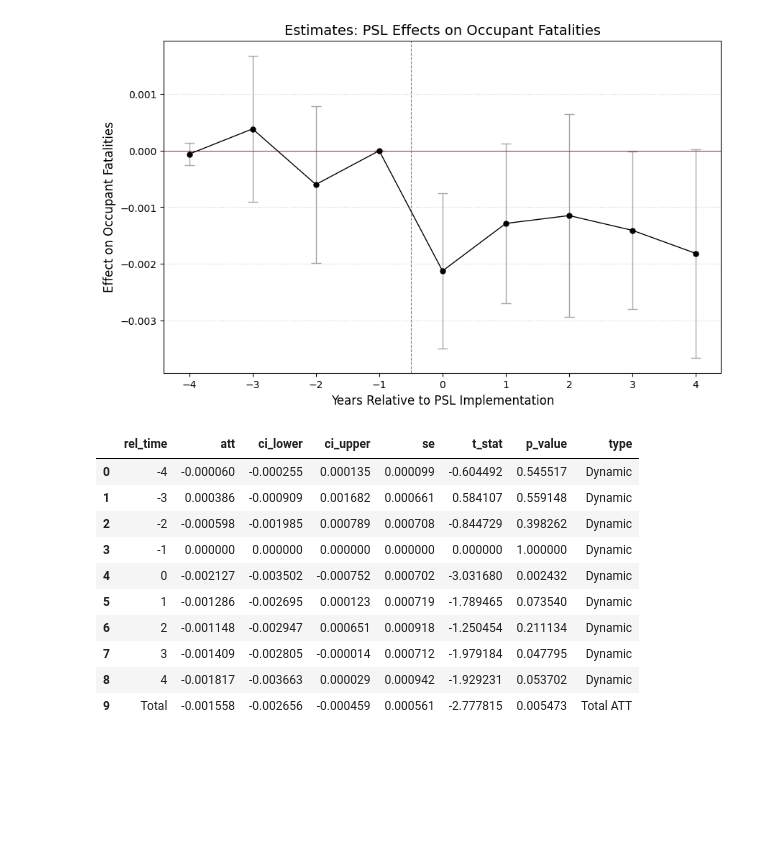
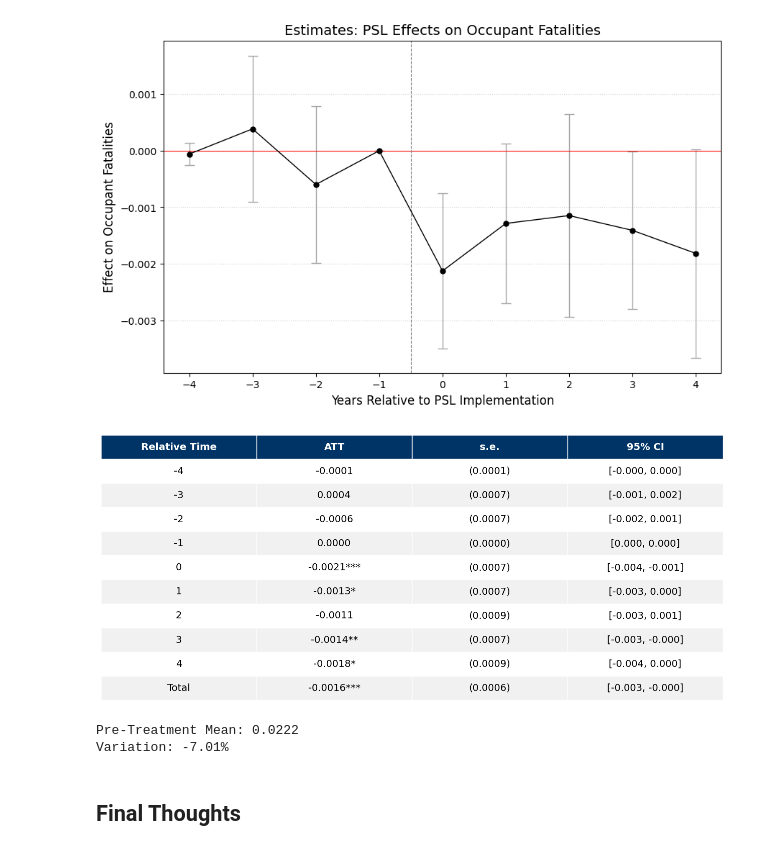
Before and after one commit to alenmat/anderson-liang-sabia-2024-replication, a Jupyter notebook: main.ipynb, the cells around one changed output. Drawn from its saved outputs; the diff is of its cells as text; code cells hidden in the pictures; blank space fills up the shorter version.

```diff
--- a/main.ipynb
+++ b/main.ipynb
@@ -242,16 +242,71 @@ plt.show()
 # %% [output]
 [figure]
 # %%
-results_df
+# Exporting Results Table
+
+def format_significance(row):
+    if row['p_value'] < 0.01:
+        stars = '***'
+    elif row['p_value'] < 0.05:
+        stars = '**'
+    elif row['p_value'] < 0.1:
+        stars = '*'
+    else:
+        stars = ''
+
+    return f"{row['att']:.4f}{stars}"
+
+df_display = results_df.copy()
+
+df_display['Relative Time'] = df_display['rel_time']
+df_display['ATT'] = df_display.apply(format_significance, axis=1)
+df_display['s.e.'] = df_display['se'].apply(lambda x: f"({x:.4f})")
+df_display['95% CI'] = df_display.apply(lambda x: f"[{x['ci_lower']:.3f}, {x['ci_upper']:.3f}]", axis=1)
+
+cols_to_keep = ['Relative Time', 'ATT', 's.e.', '95% CI']
+
+df_final = df_display[cols_to_keep]
+
+def render_mpl_table(data, col_width=2.0, row_height=0.625, font_size=14,
+                     header_color='#003366', row_colors=['#f1f1f2', 'w'], edge_color='w',
+                     bbox=[0, 0, 1, 1], header_columns=0,
+                     ax=None, **kwargs):
+    if ax is None:
+        size = (np.array(data.shape[::-1]) + np.array([0, 1])) * np.array([col_width, row_height])
+        fig, ax = plt.subplots(figsize=size)
+        ax.axis('off')
+
+    mpl_table = ax.table(cellText=data.values, bbox=bbox, colLabels=data.columns, cellLoc='center', **kwargs)
+
+    mpl_table.auto_set_font_size(False)
+    mpl_table.set_fontsize(font_size)
+
+    for k, cell in mpl_table._cells.items():
+        cell.set_edgecolor(edge_color)
+        if k[0] == 0 or k[1] < header_columns:
+            cell.set_text_props(weight='bold', color='w')
+            cell.set_facecolor(header_color)
+        else:
+            cell.set_facecolor(row_colors[k[0]%len(row_colors) ])
+    return ax
+
+ax = render_mpl_table(df_final, header_columns=0, col_width=4.0)
+
+plt.show()
 # %% [output]
-|  | rel_time | att | ci_lower | ci_upper | se | t_stat | p_value | type |
-| 0 | -4 | -0.000060 | -0.000255 | 0.000135 | 0.000099 | -0.604492 | 0.545517 | Dynamic |
-| 1 | -3 | 0.000386 | -0.000909 | 0.001682 | 0.000661 | 0.584107 | 0.559148 | Dynamic |
-| 2 | -2 | -0.000598 | -0.001985 | 0.000789 | 0.000708 | -0.844729 | 0.398262 | Dynamic |
-| 3 | -1 | 0.000000 | 0.000000 | 0.000000 | 0.000000 | 0.000000 | 1.000000 | Dynamic |
-| 4 | 0 | -0.002127 | -0.003502 | -0.000752 | 0.000702 | -3.031680 | 0.002432 | Dynamic |
-| 5 | 1 | -0.001286 | -0.002695 | 0.000123 | 0.000719 | -1.789465 | 0.073540 | Dynamic |
-| 6 | 2 | -0.001148 | -0.002947 | 0.000651 | 0.000918 | -1.250454 | 0.211134 | Dynamic |
-| 7 | 3 | -0.001409 | -0.002805 | -0.000014 | 0.000712 | -1.979184 | 0.047795 | Dynamic |
-| 8 | 4 | -0.001817 | -0.003663 | 0.000029 | 0.000942 | -1.929231 | 0.053702 | Dynamic |
-| 9 | Total | -0.001558 | -0.002656 | -0.000459 | 0.000561 | -2.777815 | 0.005473 | Total ATT |
+[figure, added]
+# %%
+# Effect on the dependent variable
+pre_psl_mean = df_reg[(df_reg['is_treated'] == 1) & (df_reg['year'] < df_reg['cohort_year'])]['adj_occrate'].mean()
+
+att_coefficient = results_df[results_df['type'] == 'Total ATT']['att'].values[0]
+
+variation = (att_coefficient / pre_psl_mean) * 100
+
+print(f"Pre-Treatment Mean: {pre_psl_mean:.4f}")
+print(f"Variation: {variation:.2f}%")
+# %% [output]
+Pre-Treatment Mean: 0.0222
+Variation: -7.01%
+# %% [markdown]
+## Final Thoughts
```
Also changed, not shown: parts of 3 cells of this notebook, 11 other files.
